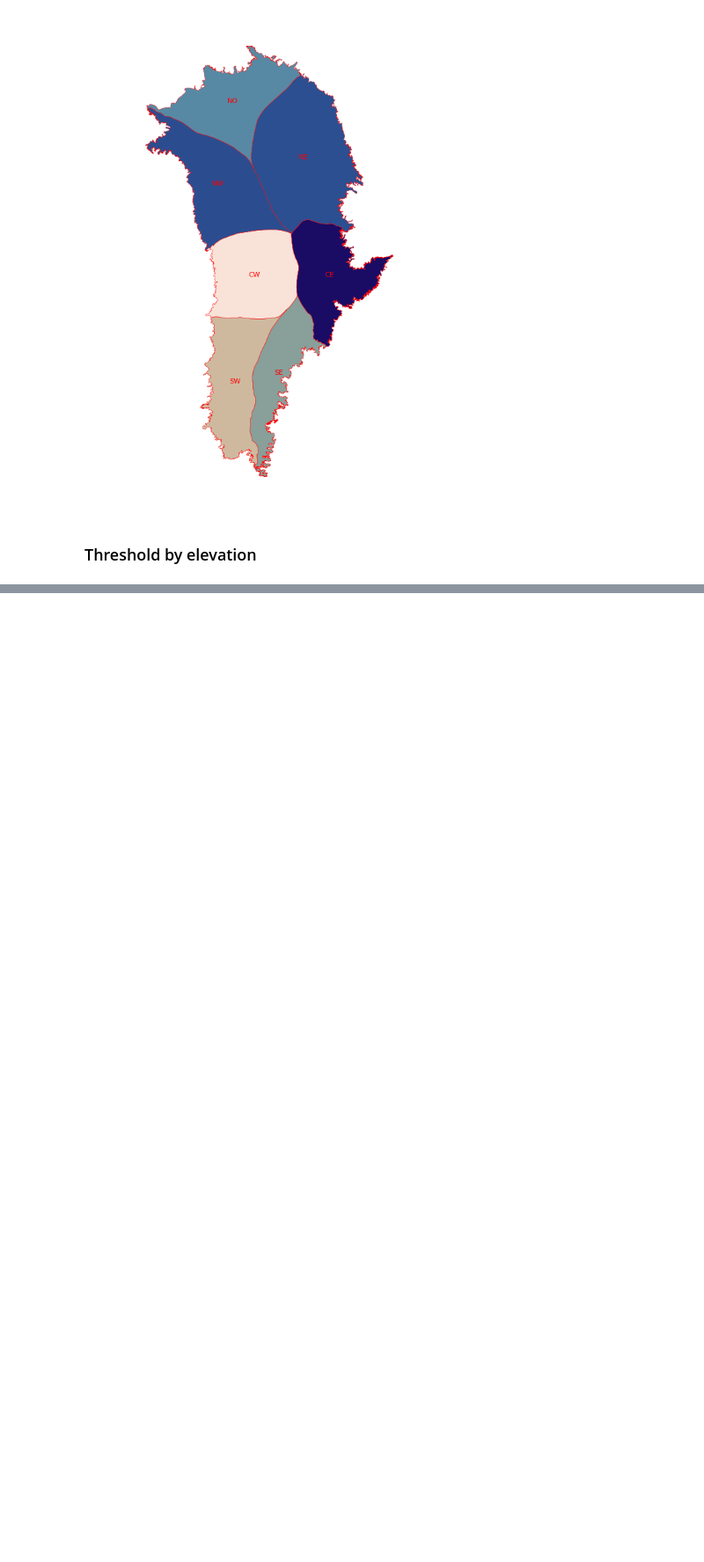
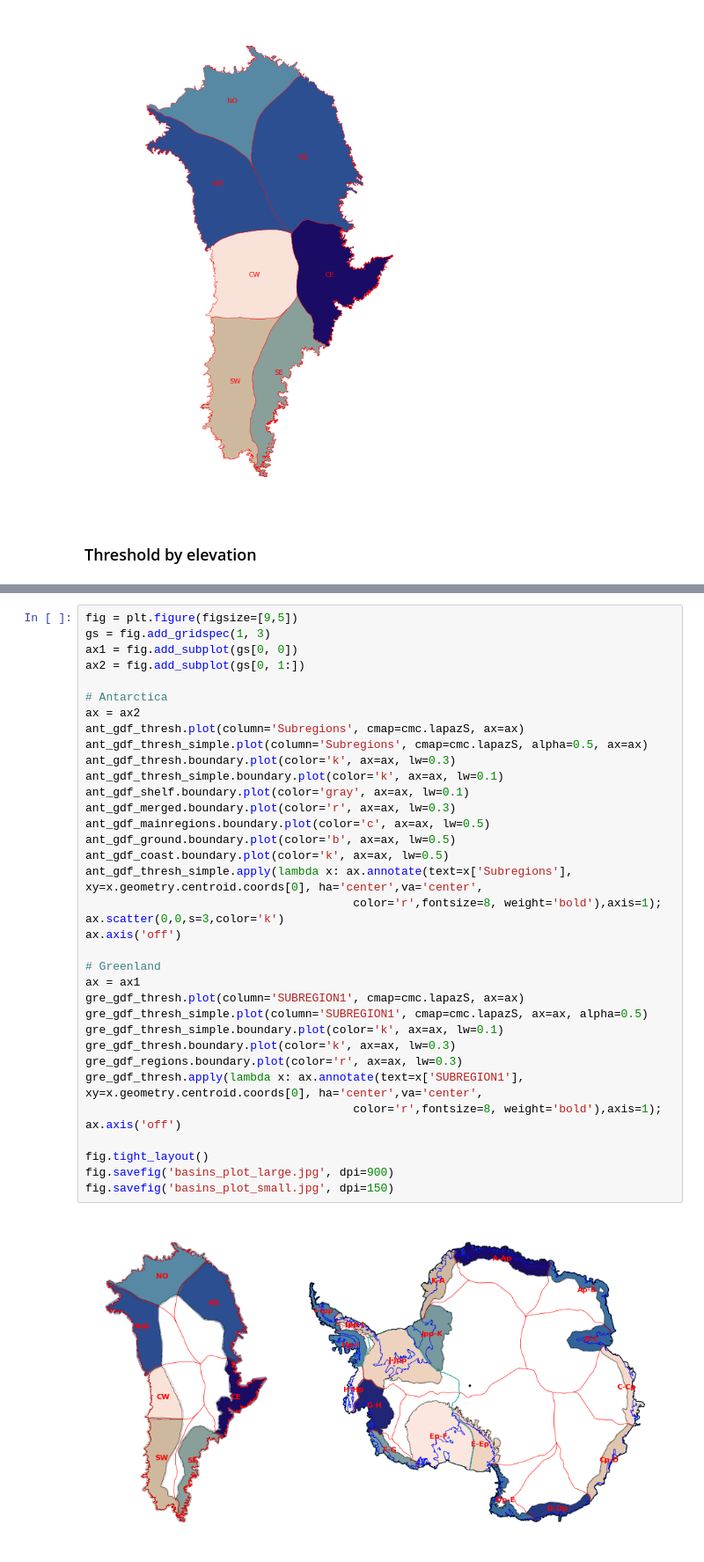
Before and after one commit to fliphilipp/GlacierLakeDetectionICESat2, a Jupyter notebook: basins/make_basins.ipynb, the cells around one changed output, grey strips where cells are left out. Shown at 88% size. Cells and saved outputs as stored; diff of their text form; blank space fills up the shorter version.

```diff
--- a/basins/make_basins.ipynb
+++ b/basins/make_basins.ipynb
@@ -430,0 +558,38 @@ fig.tight_layout()
+# %%
+fig = plt.figure(figsize=[9,5])
+gs = fig.add_gridspec(1, 3)
+ax1 = fig.add_subplot(gs[0, 0])
+ax2 = fig.add_subplot(gs[0, 1:])
+
+# Antarctica
+ax = ax2
+ant_gdf_thresh.plot(column='Subregions', cmap=cmc.lapazS, ax=ax)
+ant_gdf_thresh_simple.plot(column='Subregions', cmap=cmc.lapazS, alpha=0.5, ax=ax)
+ant_gdf_thresh.boundary.plot(color='k', ax=ax, lw=0.3)
+ant_gdf_thresh_simple.boundary.plot(color='k', ax=ax, lw=0.1)
+ant_gdf_shelf.boundary.plot(color='gray', ax=ax, lw=0.1)
+ant_gdf_merged.boundary.plot(color='r', ax=ax, lw=0.3)
+ant_gdf_mainregions.boundary.plot(color='c', ax=ax, lw=0.5)
+ant_gdf_ground.boundary.plot(color='b', ax=ax, lw=0.5)
+ant_gdf_coast.boundary.plot(color='k', ax=ax, lw=0.5)
+ant_gdf_thresh_simple.apply(lambda x: ax.annotate(text=x['Subregions'], xy=x.geometry.centroid.coords[0], ha='center',va='center',
+                                       color='r',fontsize=8, weight='bold'),axis=1);
+ax.scatter(0,0,s=3,color='k')
+ax.axis('off')
+
+# Greenland
+ax = ax1
+gre_gdf_thresh.plot(column='SUBREGION1', cmap=cmc.lapazS, ax=ax)
+gre_gdf_thresh_simple.plot(column='SUBREGION1', cmap=cmc.lapazS, ax=ax, alpha=0.5)
+gre_gdf_thresh_simple.boundary.plot(color='k', ax=ax, lw=0.1)
+gre_gdf_thresh.boundary.plot(color='k', ax=ax, lw=0.3)
+gre_gdf_regions.boundary.plot(color='r', ax=ax, lw=0.3)
+gre_gdf_thresh.apply(lambda x: ax.annotate(text=x['SUBREGION1'], xy=x.geometry.centroid.coords[0], ha='center',va='center',
+                                       color='r',fontsize=8, weight='bold'),axis=1);
+ax.axis('off')
+
+fig.tight_layout()
+fig.savefig('basins_plot_large.jpg', dpi=900)
+fig.savefig('basins_plot_small.jpg', dpi=150)
+# %% [output]
+[figure, added]
```
Also changed, not shown: parts of 14 cells of this notebook, 59 other files.
